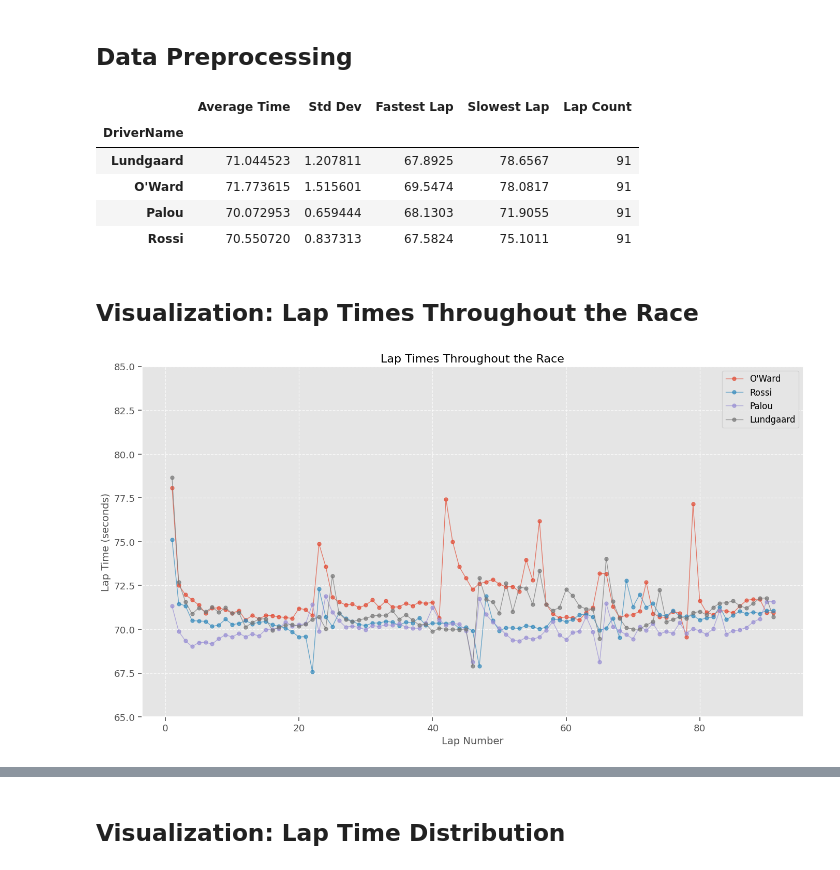
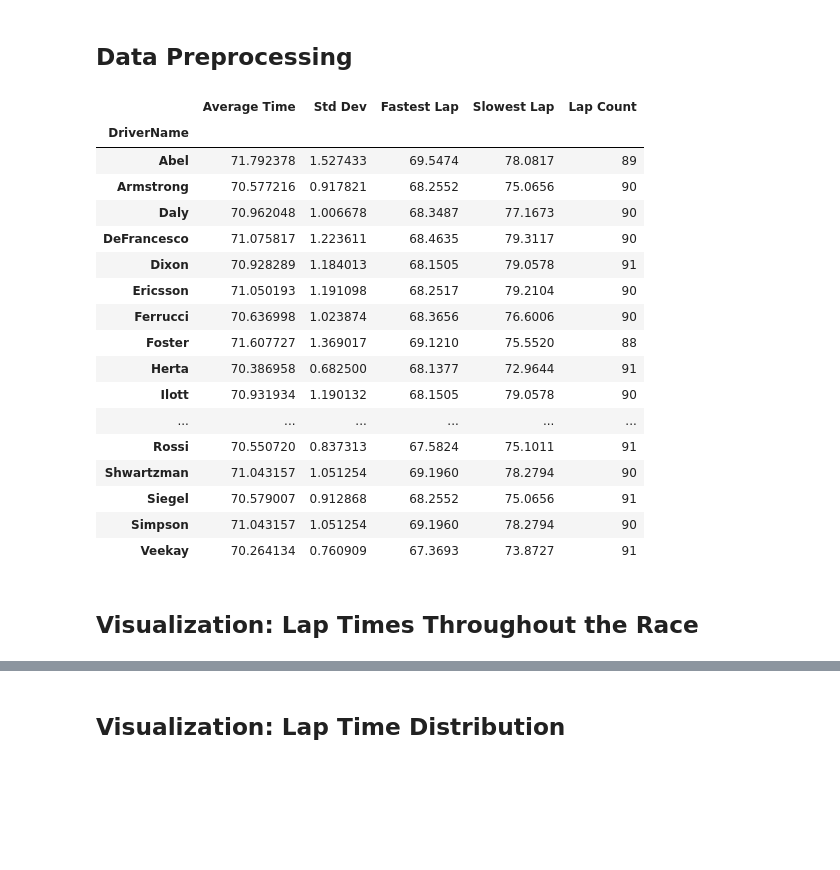
Before and after one commit to jdanton/indycar, a Jupyter notebook: lap_time_analysis.ipynb, the cells around one changed output, grey strips where cells are left out. Saved outputs shown, nothing was run; the diff lists cells and outputs as text; code cells hidden in the pictures; blank space fills up the shorter version.

Commit message:
updates to suppot all drivers

```diff
--- a/lap_time_analysis.ipynb
+++ b/lap_time_analysis.ipynb
@@ -52,52 +60,35 @@ Name: count, dtype: int64
 # %%
 # Convert the Time column to float if it's not already
 df['T (Time)'] = df['T (Time)'].astype(float)
 
 # Create a more readable driver column for plotting
 df['DriverName'] = df['Driver'].apply(lambda x: x.split(',')[0])
 
 # Calculate some basic statistics
 stats = df.groupby('DriverName')['T (Time)'].agg(['mean', 'std', 'min', 'max', 'count'])
 stats.columns = ['Average Time', 'Std Dev', 'Fastest Lap', 'Slowest Lap', 'Lap Count']
 stats
+
+# Order the stats by average lap time
+stats = stats.sort_values(by='Average Time')
 # %% [output]
 |  | Average Time | Std Dev | Fastest Lap | Slowest Lap | Lap Count |
 | DriverName |  |  |  |  |  |
-| Lundgaard | 71.044523 | 1.207811 | 67.8925 | 78.6567 | 91 |
-| O'Ward | 71.773615 | 1.515601 | 69.5474 | 78.0817 | 91 |
-| Palou | 70.072953 | 0.659444 | 68.1303 | 71.9055 | 91 |
+| Abel | 71.792378 | 1.527433 | 69.5474 | 78.0817 | 89 |
+| Armstrong | 70.577216 | 0.917821 | 68.2552 | 75.0656 | 90 |
+| Daly | 70.962048 | 1.006678 | 68.3487 | 77.1673 | 90 |
+| DeFrancesco | 71.075817 | 1.223611 | 68.4635 | 79.3117 | 90 |
+| Dixon | 70.928289 | 1.184013 | 68.1505 | 79.0578 | 91 |
+| Ericsson | 71.050193 | 1.191098 | 68.2517 | 79.2104 | 90 |
+| Ferrucci | 70.636998 | 1.023874 | 68.3656 | 76.6006 | 90 |
+| Foster | 71.607727 | 1.369017 | 69.1210 | 75.5520 | 88 |
+| Herta | 70.386958 | 0.682500 | 68.1377 | 72.9644 | 91 |
+| Ilott | 70.931934 | 1.190132 | 68.1505 | 79.0578 | 90 |
+| ... | ... | ... | ... | ... | ... |
 | Rossi | 70.550720 | 0.837313 | 67.5824 | 75.1011 | 91 |
+| Shwartzman | 71.043157 | 1.051254 | 69.1960 | 78.2794 | 90 |
+| Siegel | 70.579007 | 0.912868 | 68.2552 | 75.0656 | 91 |
+| Simpson | 71.043157 | 1.051254 | 69.1960 | 78.2794 | 90 |
+| Veekay | 70.264134 | 0.760909 | 67.3693 | 73.8727 | 91 |
 # %% [markdown]
 ## Visualization: Lap Times Throughout the Race
-# %%
-plt.figure(figsize=(14, 8))
-
-# Create a scatter plot for each driver
-# Use the exact driver names as they appear in your CSV
-drivers_and_colors = [
-    ('O\'Ward, Pato', 'blue'),
-    ('Rossi, Alexander', 'red'),
-    ('Palou, Alex', 'green'),
-    ('Lundgaard, Christian', 'yellow')
-]
-
-for driver, color in drivers_and_colors:
-    # Extract just the last name for the legend
-    last_name = driver.split(',')[0]
-
-    driver_data = df[df['Driver'] == driver]  # Use 'Driver' column name from your CSV
-    plt.plot(driver_data['Lap'], driver_data['T (Time)'], 'o-', label=last_name, alpha=0.7, linewidth=1, markersize=5)
-
-plt.title('Lap Times Throughout the Race', fontsize=16)
-plt.xlabel('Lap Number', fontsize=14)
-plt.ylabel('Lap Time (seconds)', fontsize=14)
-plt.legend(fontsize=12)
-plt.grid(True, linestyle='--', alpha=0.7)
-
-# Set y-axis limits to focus on the typical lap time range
-plt.ylim(65, 85)
-
-plt.tight_layout()
-plt.show()
-# %% [output]
-[figure, removed]
```
Also changed, not shown: parts of 2 cells of this notebook, 2 other files.
